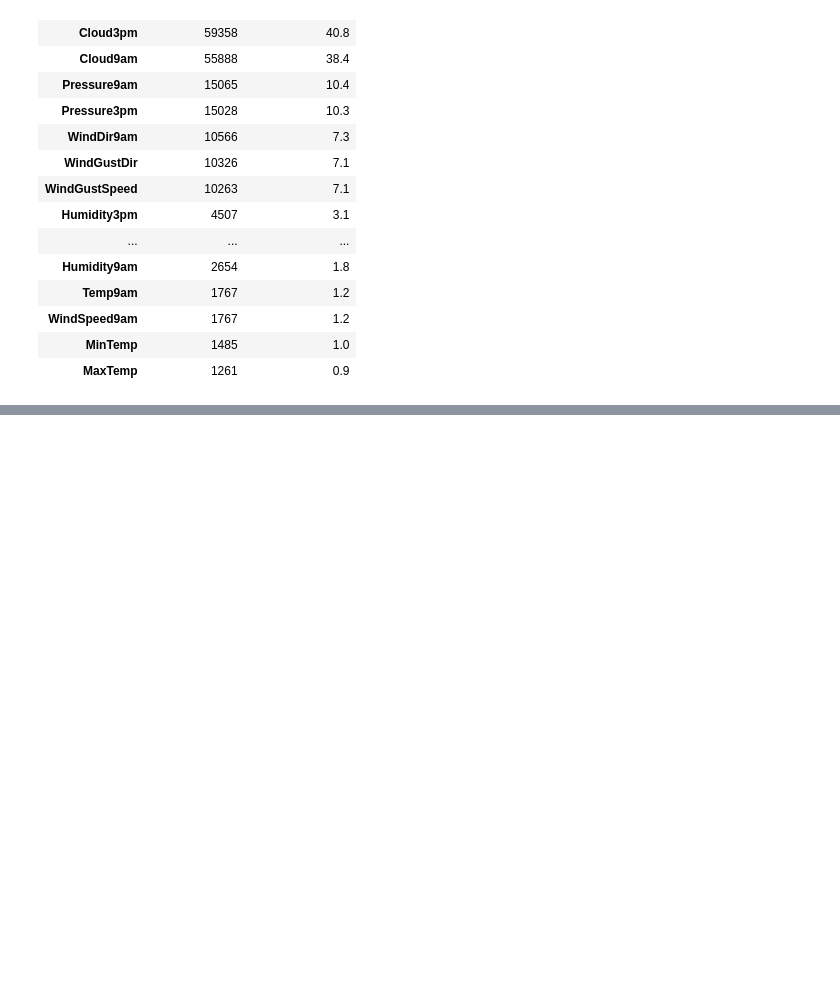
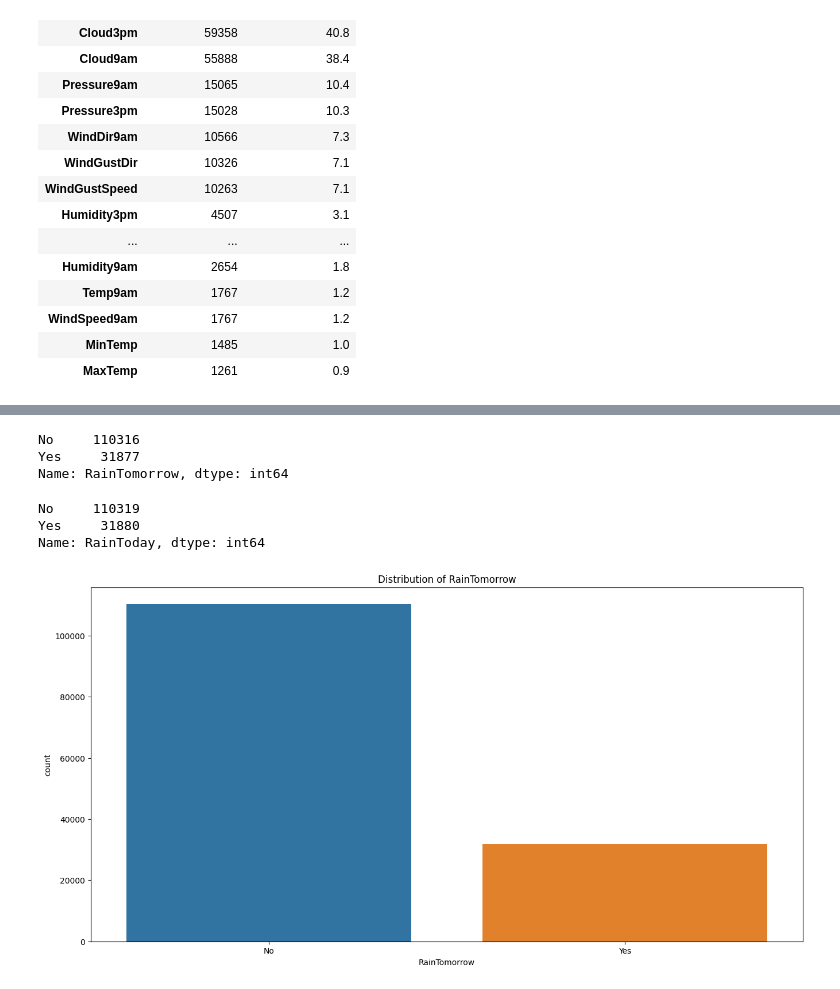
Before and after one commit to emonteiro27/data-rain-australia, a Jupyter notebook: data-rain-australia.ipynb, the cells around one changed output, grey strips where cells are left out. Drawn from its saved outputs; the diff is of its cells as text; code cells hidden in the pictures; blank space fills up the shorter version.

Commit message:
plotted the distribution of variable RainTomorrow

```diff
--- a/data-rain-australia.ipynb
+++ b/data-rain-australia.ipynb
@@ -125,0 +131,19 @@ Name: Sunshine, Length: 145, dtype: int64
+# %%
+data['RainTomorrow'].value_counts()
+# %% [output]
+No     110316
+Yes     31877
+Name: RainTomorrow, dtype: int64
+# %%
+data['RainToday'].value_counts()
+# %% [output]
+No     110319
+Yes     31880
+Name: RainToday, dtype: int64
+# %%
+plt.figure(figsize=(16,8))
+sns.countplot(x=data['RainTomorrow'])
+plt.title('Distribution of RainTomorrow')
+plt.show()
+# %% [output]
+[figure, added]
```
Also changed, not shown: parts of 2 cells of this notebook.
